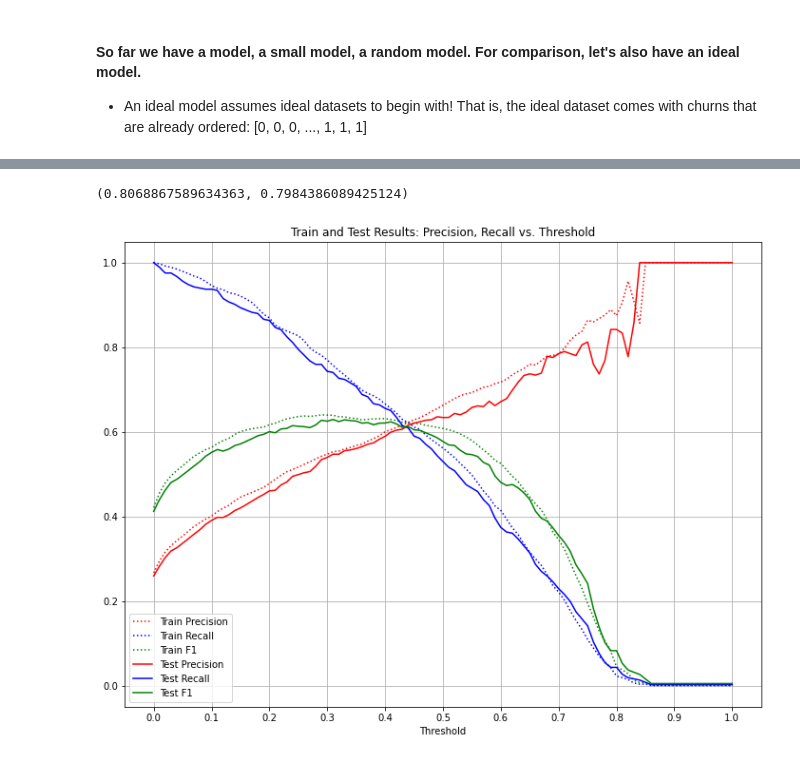
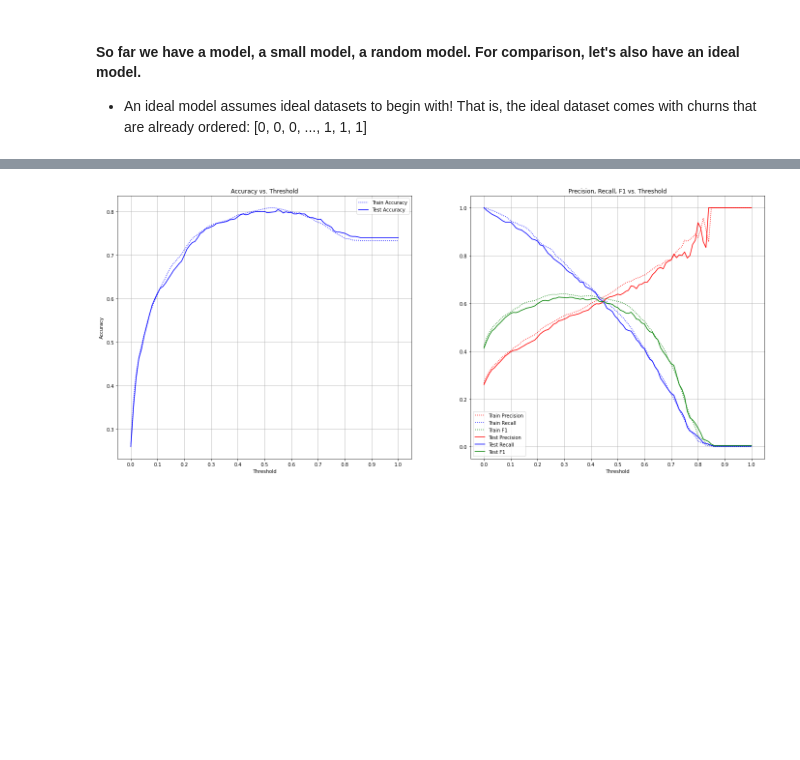
Before and after one commit to jamesczq/machine-learning-bootcamp, a Jupyter notebook: classification-workshop.ipynb, the cells around one changed output, grey strips where cells are left out. Drawn from its saved outputs; the diff is of its cells as text; code cells hidden in the pictures; blank space fills up the shorter version.

```diff
--- a/classification-workshop.ipynb
+++ b/classification-workshop.ipynb
@@ -148,7 +163,7 @@ from sklearn.model_selection import train_test_split
 # %% [markdown]
 #### Say set Train + Validation  = 80%, Test 20%,
 # %%
-TRAIN_RATIO, VALID_RATIO, TEST_RATIO = 0.7, 0.1, 0.2
+TRAIN_RATIO, VALID_RATIO, TEST_RATIO = 0.6, 0.2, 0.2
 
 df_train_full, df_test = train_test_split(df, test_size=TEST_RATIO, random_state=12)
 # Further split into Traininng and Validation sets
@@ -565,7 +688,9 @@ def get_precision_recall_f1(y_true, y_pred, threshold=0.5):
 # %%
 # Model's validation performance
-precision, recall, f1 = get_precision_recall_f1(y_valid, y_valid_pred)
+accu = accuracy_score(y_valid, y_valid_pred>=0.44)
+precision, recall, f1 = get_precision_recall_f1(y_valid, y_valid_pred, threshold=0.44)
 print(f"Model validation performance:")
+print("Acuracy:", f"{accu:.4f}")
 print(f"Precision: {precision:.4f}\nRecall: {recall:.4f}\nF1: {f1:.4f}")
 # %% [output]
 Model validation performance:
@@ -619,12 +703,13 @@ F1: 0.6253
 # %%
-def get_precision_recall_f1_dataframe(y_true, y_pred, n_thresholds=101):
+def get_accuracy_precision_recall_f1_dataframe(y_true, y_pred, n_thresholds=101):
     scores = []
     thresholds = np.linspace(0, 1, n_thresholds)
     for theta in thresholds:
+        accu = accuracy_score(y_true, y_pred >= theta)
         precision, recall, f1 = get_precision_recall_f1(y_true, y_pred, theta)
-        scores.append([theta, precision, recall, f1])
+        scores.append([theta, accu, precision, recall, f1])
     df_score = pd.DataFrame(
         scores,
-        columns = ['Threshold', 'Precision', 'Recall', 'F1'])
+        columns = ['Threshold', 'Accuracy', 'Precision', 'Recall', 'F1'])
     return df_score
 # %%
@@ -936,34 +1046,41 @@ Test: 0.8328
-# %%
-accuracy_score(y_train_full, y_train_pred_full>=0.5), accuracy_score(y_test, y_test_pred>=0.5)
-# %% [output]
-(0.8068867589634363, 0.7984386089425124)
 # %%
-train_precision_recall_df = get_precision_recall_f1_dataframe(y_train_full, y_train_pred_full, n_thresholds=101)
-test_precision_recall_df = get_precision_recall_f1_dataframe(y_test, y_test_pred, n_thresholds=101)
+model_cv_train_scores = get_accuracy_precision_recall_f1_dataframe(y_train_full, y_train_pred_full, n_thresholds=101)
+model_cv_test_scores = get_accuracy_precision_recall_f1_dataframe(y_test, y_test_pred_full, n_thresholds=101)
 # %%
-plt.figure(figsize=(12, 9))
+fig, ax = plt.subplots(1, 2, figsize=(24, 10))
 
-x = train_precision_recall_df['Threshold']
-y1 = train_precision_recall_df['Precision']
-y2 = train_precision_recall_df['Recall']
-y3 = train_precision_recall_df['F1']
-plt.plot(x, y1, 'r:', label='Train Precision')
-plt.plot(x, y2, 'b:', label='Train Recall')
-plt.plot(x, y3, 'g:', label='Train F1')
+x = model_cv_train_scores['Threshold']
+y = model_cv_train_scores['Accuracy']
+ax[0].plot(x, y, 'b:', label='Train Accuracy')
+x = model_cv_test_scores['Threshold']
+y = model_cv_test_scores['Accuracy']
+ax[0].plot(x, y, 'b', label='Test Accuracy')
+ax[0].grid()
+ax[0].legend()
+ax[0].set_xticks(np.linspace(0, 1, 11))
+ax[0].set_xlabel('Threshold')
+ax[0].set_ylabel('Accuracy')
+ax[0].set_title('Accuracy vs. Threshold')
 
-x = test_precision_recall_df['Threshold']
-y1 = test_precision_recall_df['Precision']
-y2 = test_precision_recall_df['Recall']
-y3 = test_precision_recall_df['F1']
-plt.plot(x, y1, 'r', label='Test Precision')
-plt.plot(x, y2, 'b', label='Test Recall')
-plt.plot(x, y3, 'g', label='Test F1')
-
-plt.grid()
-plt.legend()
-plt.xticks(np.linspace(0, 1, 11))
-plt.xlabel('Threshold')
-plt.title('Train and Test Results: Precision, Recall vs. Threshold');
+x  = model_cv_train_scores['Threshold']
+y1 = model_cv_train_scores['Precision']
+y2 = model_cv_train_scores['Recall']
+y3 = model_cv_train_scores['F1']
+ax[1].plot(x, y1, 'r:', label='Train Precision')
+ax[1].plot(x, y2, 'b:', label='Train Recall')
+ax[1].plot(x, y3, 'g:', label='Train F1')
+x  = model_cv_test_scores['Threshold']
+y1 = model_cv_test_scores['Precision']
+y2 = model_cv_test_scores['Recall']
+y3 = model_cv_test_scores['F1']
+ax[1].plot(x, y1, 'r', label='Test Precision')
+ax[1].plot(x, y2, 'b', label='Test Recall')
+ax[1].plot(x, y3, 'g', label='Test F1')
+ax[1].grid()
+ax[1].legend()
+ax[1].set_xticks(np.linspace(0, 1, 11))
+ax[1].set_xlabel('Threshold')
+ax[1].set_title('Precision, Recall, F1 vs. Threshold');
 # %% [output]
-[figure, old version]
+[figure, new version]
 # %% [markdown]
```
Also changed, not shown: parts of 53 cells of this notebook.
